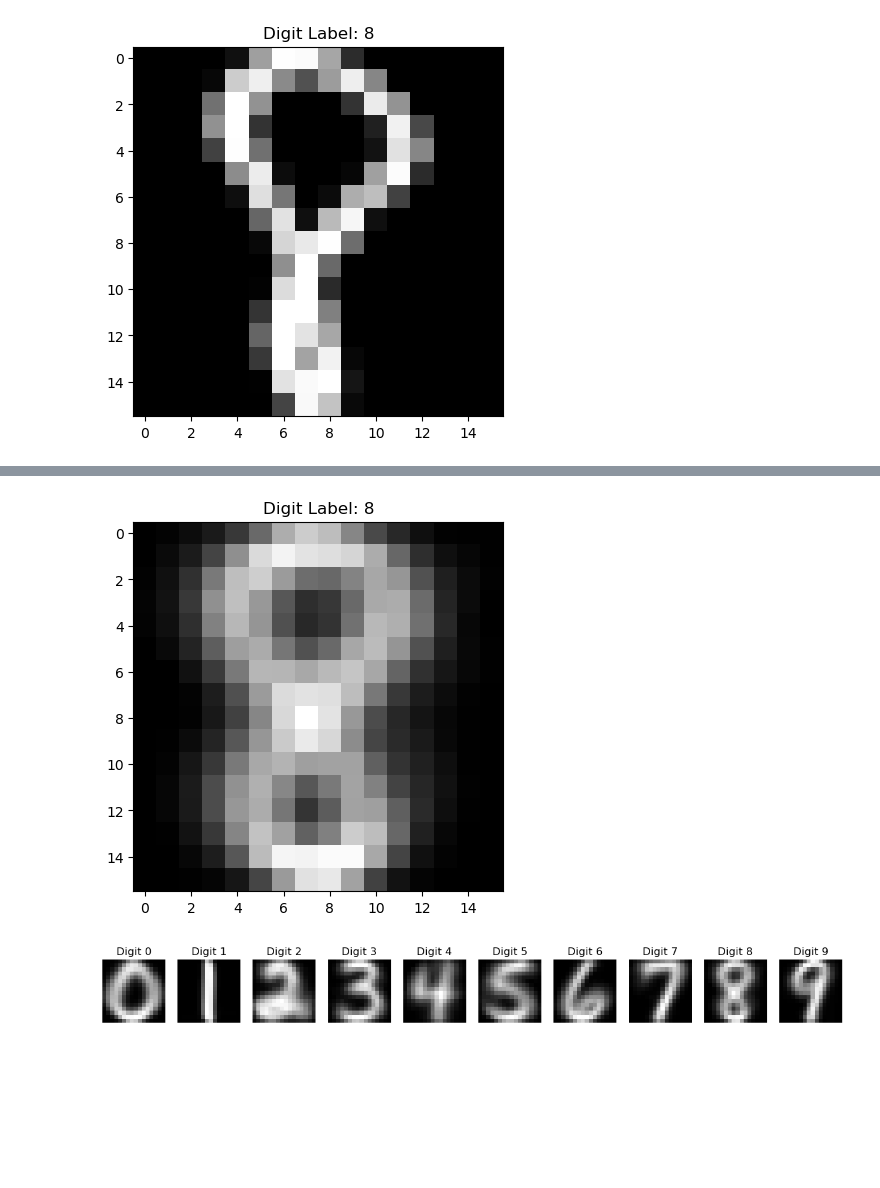
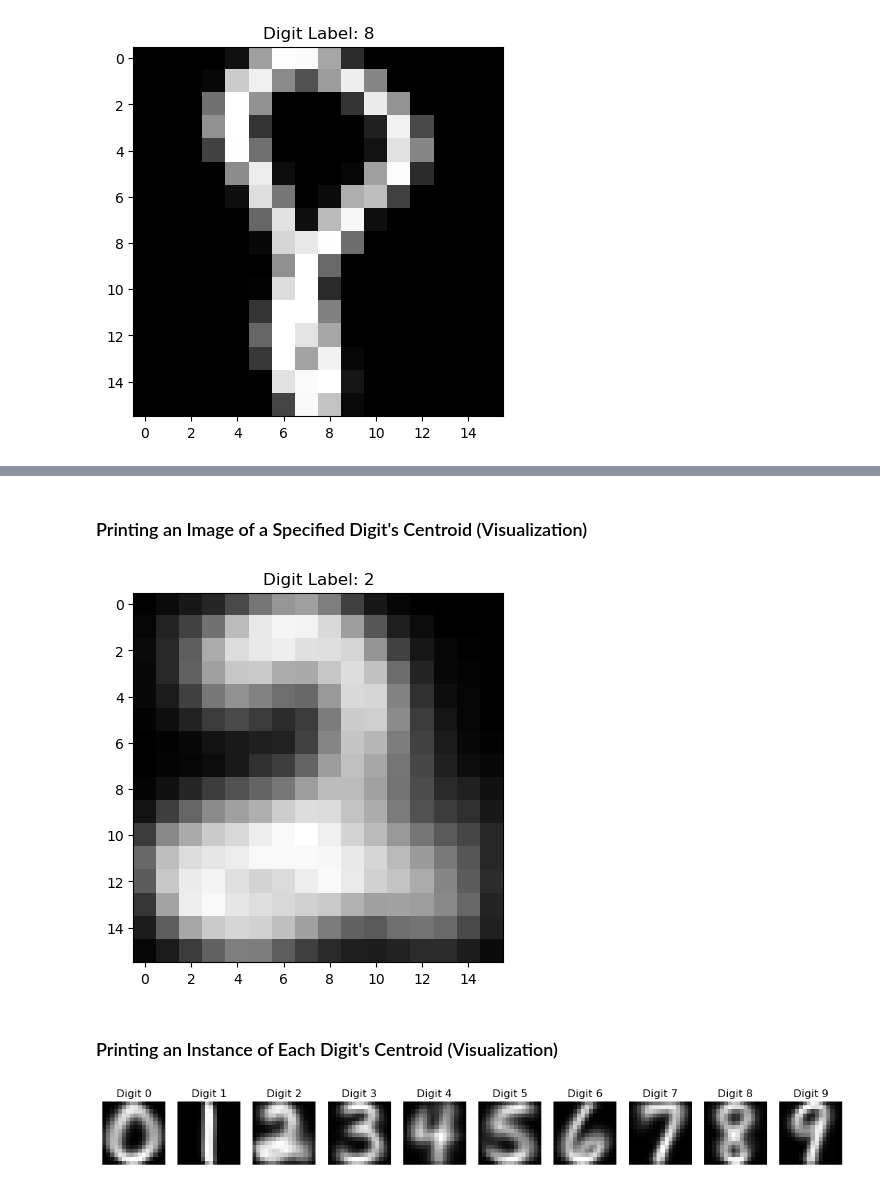
Before and after one commit to GaurisankarJ/undertsanding_deep_learning, a Jupyter notebook: IDL_A0_T1.ipynb, the cells around one changed output, grey strips where cells are left out. Saved outputs shown, nothing was run; the diff lists cells and outputs as text; code cells hidden in the pictures; blank space fills up the shorter version.

```diff
--- a/IDL_A0_T1.ipynb
+++ b/IDL_A0_T1.ipynb
@@ -82,19 +59,23 @@ print(digit_centers[6])
+# %% [markdown]
+### Printing an Image of a Specified Digit's Centroid (Visualization)
 # %%
-# Pick an index of the image you want to display, e.g., index 0 for the first image
-index = 8
+# Pick the digit of the centroid to be displayed
+index = 2
 
 # Get the corresponding 256-dimensional vector from train_in
 center_image_vector = digit_centers[index]
 
 # Reshape the 256-dimensional vector into a 16x16 2D array
 image_mean = center_image_vector.reshape(16, 16)
 
 # Plot the image using matplotlib
 plt.imshow(image_mean, cmap='gray')
 plt.title(f"Digit Label: {index}")
 plt.show()
 # %% [output]
-[figure, old version]
+[figure, new version]
+# %% [markdown]
+### Printing an Instance of Each Digit's Centroid (Visualization)
 # %%
 # Number of digits (0-9)
 num_digits = 10
```
Also changed, not shown: parts of 56 cells of this notebook.
